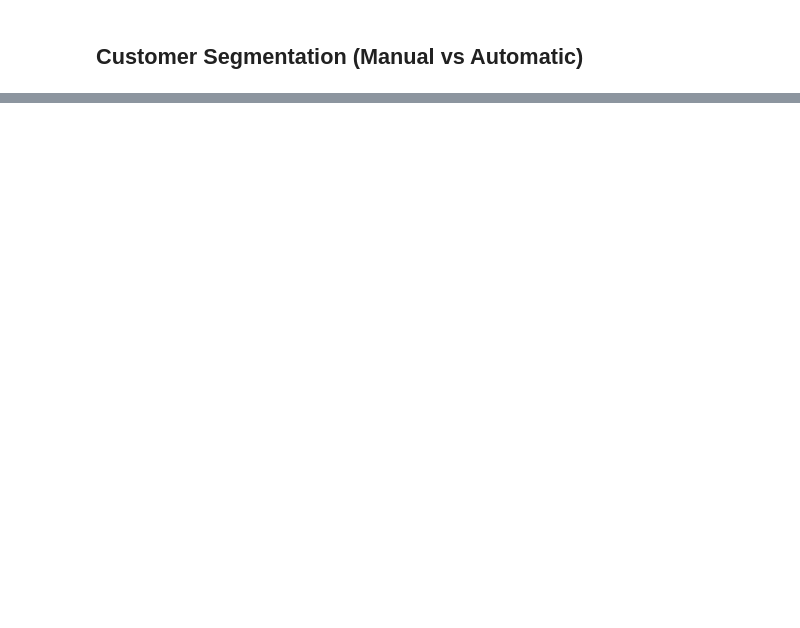
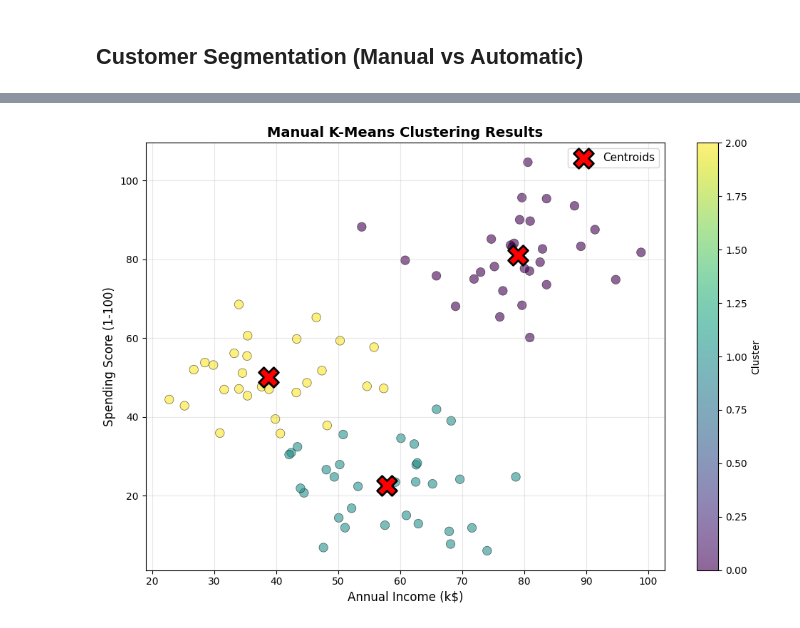
Before and after one commit to saumyashah0510/MachineLearning, a Jupyter notebook: Course/Unsupervised Learning, Recommenders, Reinforcement Learning/K-Means_Clustering_Customer_Segmentation.ipynb, the cells around one changed output, grey strips where cells are left out. Drawn from its saved outputs; the diff is of its cells as text; code cells hidden in the pictures; blank space fills up the shorter version.

Commit message:
Clustering_Customers_Project complete

```diff
--- a/Course/Unsupervised Learning, Recommenders, Reinforcement Learning/K-Means_Clustering_Customer_Segmentation.ipynb
+++ b/Course/Unsupervised Learning, Recommenders, Reinforcement Learning/K-Means_Clustering_Customer_Segmentation.ipynb
@@ -82,0 +131,20 @@ def assign_to_clusters(X,centroids):
+# %%
+print("="*60)
+print("RUNNING MANUAL K-MEANS ALGORITHM")
+print("="*60 + "\n")
+
+centroids,labels = manual_kmeans(X,k=3,max_iters=10)
+
+print("\n" + "="*60)
+print("FINAL RESULTS")
+print("="*60)
+print("\nFinal centroids:")
+for i, c in enumerate(centroids):
+    print(f"  Cluster {i}: Income=${c[0]:.2f}k, Spending={c[1]:.2f}")
+
+print(f"\nFinal cluster distribution:")
+for i in range(3):
+    count = np.sum(labels == i)
+    print(f"  Cluster {i}: {count} customers")
+
+print("\n✓ K-Means algorithm complete!")
@@ -82,0 +169,67 @@ def assign_to_clusters(X,centroids):
+# %%
+def plot_clusters(X, labels, centroids, title="K-Means Clustering"):
+
+    plt.figure(figsize=(10, 7))
+
+    # Plot points colored by cluster
+    scatter = plt.scatter(X[:, 0], X[:, 1],
+                         c=labels,
+                         cmap='viridis',
+                         alpha=0.6,
+                         s=80,
+                         edgecolors='black',
+                         linewidth=0.5)
+
+    plt.scatter(centroids[:, 0], centroids[:, 1],
+               c='red',
+               marker='X',
+               s=400,
+               edgecolors='black',
+               linewidth=2,
+               label='Centroids',
+               zorder=5)
+
+    plt.xlabel('Annual Income (k$)', fontsize=12)
+    plt.ylabel('Spending Score (1-100)', fontsize=12)
+    plt.title(title, fontsize=14, fontweight='bold')
+    plt.colorbar(scatter, label='Cluster')
+    plt.legend(fontsize=11)
+    plt.grid(True, alpha=0.3)
+    plt.tight_layout()
+    plt.show()
+
+
+plot_clusters(X, labels, centroids,
+                 title="Manual K-Means Clustering Results")
+
+
+print("="*60)
+print("CLUSTER ANALYSIS")
+print("="*60)
+
+for cluster_id in range(len(centroids)):
+    cluster_points = X[labels == cluster_id]
+
+    print(f"\nCluster {cluster_id}:")
+    print(f"  Number of customers: {len(cluster_points)}")
+    print(f"  Centroid: Income=${centroids[cluster_id][0]:.2f}k, "
+    f"Spending={centroids[cluster_id][1]:.2f}")
+    print(f"  Average Income: ${cluster_points[:, 0].mean():.2f}k")
+    print(f"  Average Spending: {cluster_points[:, 1].mean():.2f}")
+
+    # Interpret the cluster
+    avg_income = cluster_points[:, 0].mean()
+    avg_spending = cluster_points[:, 1].mean()
+
+    if avg_income > 70 and avg_spending > 60:
+        segment = "💎 Premium (High income, High spending)"
+    elif avg_income < 50 and avg_spending > 40:
+        segment = "🎯 Budget-conscious (Low income, Medium spending)"
+    elif avg_income > 60 and avg_spending < 40:
+        segment = "💼 Selective (Medium income, Low spending)"
+    else:
+        segment = "📊 Mixed segment"
+
+    print(f"  Type: {segment}")
+# %% [output]
+[figure, added]
```
Also changed, not shown: parts of 7 cells of this notebook.
